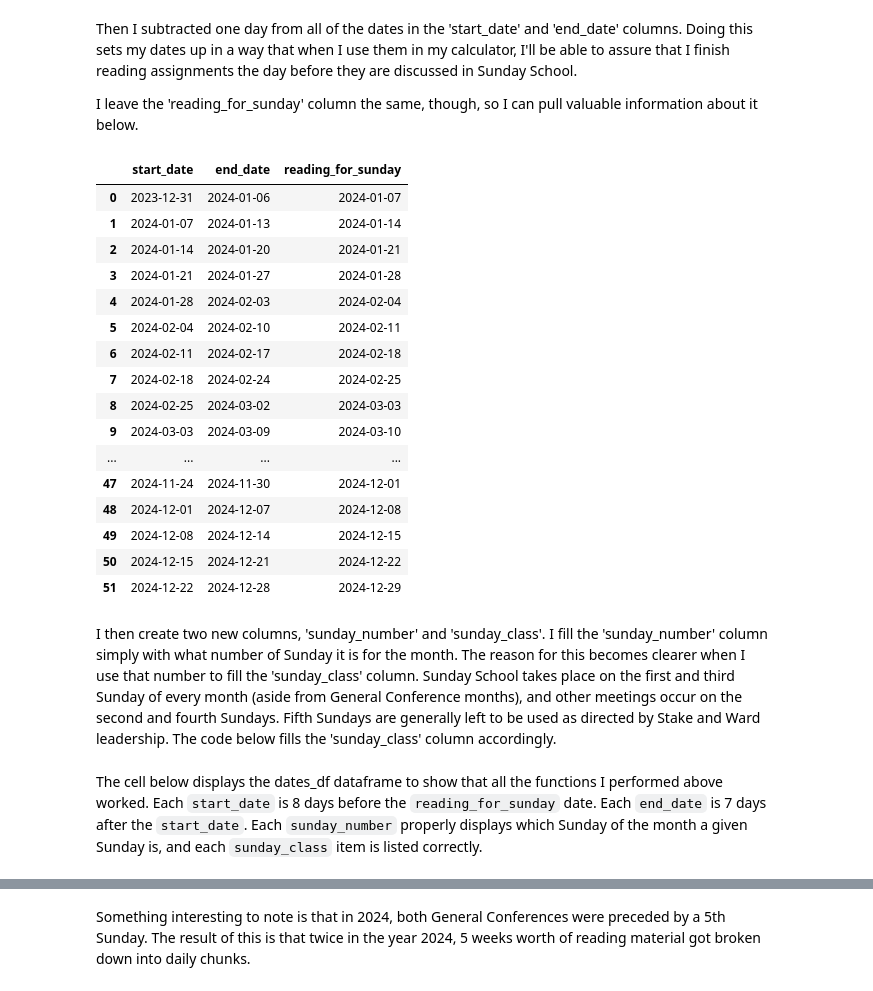
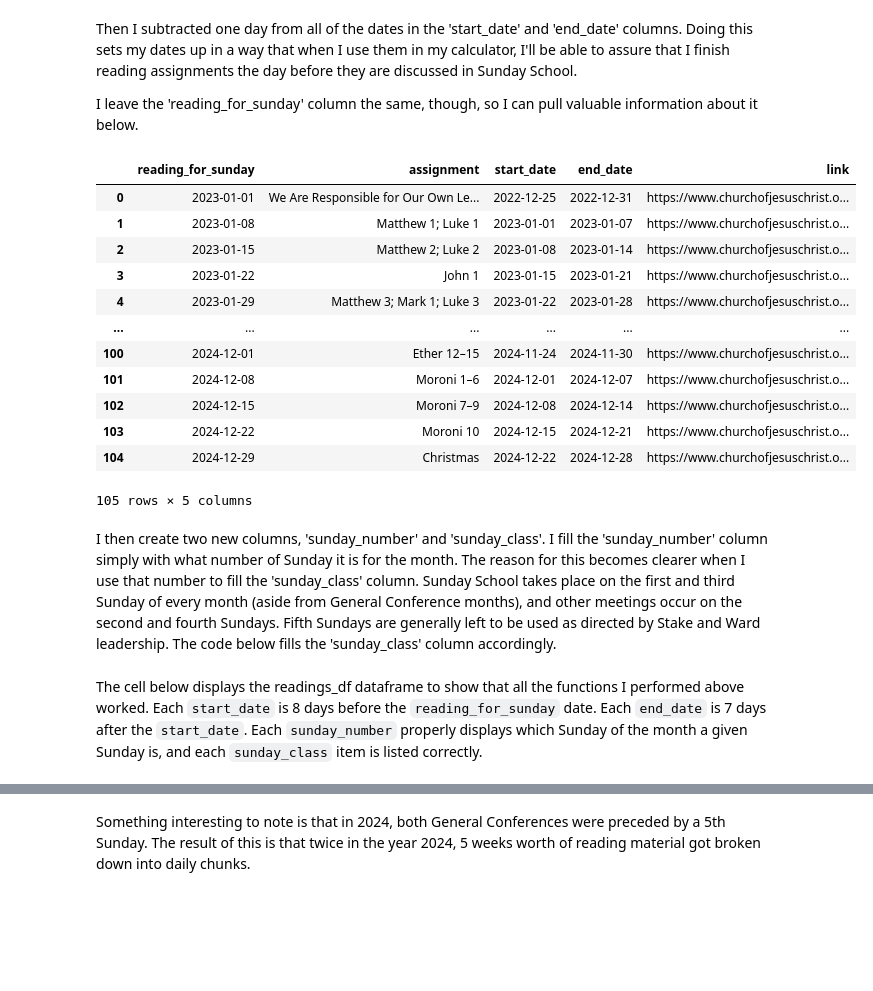
Before and after one commit to bfranx62/come-follow-me-breakdown-builder, a Jupyter notebook: Dates Webscraping Notebook.ipynb, the cells around one changed output, grey strips where cells are left out. Drawn from its saved outputs; the diff is of its cells as text; code cells hidden in the pictures; blank space fills up the shorter version.

```diff
--- a/Dates Webscraping Notebook.ipynb
+++ b/Dates Webscraping Notebook.ipynb
@@ -76,19 +72,31 @@ driver = webdriver.Chrome(service=service)
 # %% [markdown]
 After setting up the driver, I used it below to navigate to the landing page for the 2024 Book of Mormon Come, Follow Me assignments (the link above). From that page, I used webscraping to identify the line elements needed, and then extracted the start and end dates and saved them into respective lists.
+# %%
+cfm_links_list = []
+cfm_links_list.append(input("Please paste the link to last year's Come, Follow Me landing page."))
+cfm_links_list.append(input("Please paste the link to this year's Come, Follow Me landing page."))
 # %%
-driver.get(cfm_link)
+service = Service(chrome_driver_path)
 
-# Find all li elements with data-date-start and data-date-end attributes
-li_elements = driver.find_elements(By.CSS_SELECTOR, "li[data-date-start][data-date-end]")
+driver = webdriver.Chrome(service=service)
 start_dates = []
 end_dates = []
 assignments = []
+links = []
 
-# Extract the data-date-start and data-date-end attributes
-for li in li_elements:
-    start_dates.append(li.get_attribute("data-date-start"))
-    end_dates.append(li.get_attribute("data-date-end"))
-    assignments.append(li.find_element(By.CSS_SELECTOR,'p.title').text)
+for link in cfm_links_list:
+    driver.get(link)
+
+    # Find all li elements with data-date-start and data-date-end attributes
+    li_elements = driver.find_elements(By.CSS_SELECTOR, "li[data-date-start][data-date-end]")
+
+    # Extract the data-date-start and data-date-end attributes
+    for li in li_elements:
+        start_dates.append(li.get_attribute("data-date-start"))
+        end_dates.append(li.get_attribute("data-date-end"))
+        assignments.append(li.find_element(By.CSS_SELECTOR,'p.title').text)
+        a_element = li.find_element(By.TAG_NAME, 'a')
+        links.append(a_element.get_attribute('href'))
 
 # close the driver
 driver.quit()
@@ -123,7 +131,8 @@ readings_df = pd.DataFrame({
     'reading_for_sunday': sunday_dates,
     'assignment': assignments,
     'start_date': start_dates,
-    'end_date': end_dates
+    'end_date': end_dates,
+    'link': links
 })
 
 readings_df
@@ -148,9 +153,9 @@ readings_df
 # %% [markdown]
 Then I converted each of the columns from string objects to datetime objects. Having these stored and saved as datetime objects will allow me to extract things like the month and date and more easily.
 # %%
-dates_df['start_date'] = pd.to_datetime(dates_df.start_date, format='%Y-%m-%d')
-dates_df['end_date'] = pd.to_datetime(dates_df.end_date,format='%Y-%m-%d')
-dates_df['reading_for_sunday'] = pd.to_datetime(dates_df.reading_for_sunday, format='%Y-%m-%d')
+readings_df['start_date'] = pd.to_datetime(readings_df.start_date, format='%Y-%m-%d')
+readings_df['end_date'] = pd.to_datetime(readings_df.end_date,format='%Y-%m-%d')
+readings_df['reading_for_sunday'] = pd.to_datetime(readings_df.reading_for_sunday, format='%Y-%m-%d')
 
-dates_df.dtypes
+readings_df.dtypes
 # %% [output]
@@ -163,28 +170,24 @@ Then I subtracted one day from all of the dates in the 'start_date' and 'end_dat
 
 I leave the 'reading_for_sunday' column the same, though, so I can pull valuable information about it below.
 # %%
-dates_df['start_date'] = dates_df['start_date'] - timedelta(days=1)
-dates_df['end_date'] = dates_df['end_date'] - timedelta(days=1)
+readings_df['start_date'] = readings_df['start_date'] - timedelta(days=1)
+readings_df['end_date'] = readings_df['end_date'] - timedelta(days=1)
 
-dates_df
+readings_df
 # %% [output]
-|  | start_date | end_date | reading_for_sunday |
-| 0 | 2023-12-31 | 2024-01-06 | 2024-01-07 |
-| 1 | 2024-01-07 | 2024-01-13 | 2024-01-14 |
-| 2 | 2024-01-14 | 2024-01-20 | 2024-01-21 |
-| 3 | 2024-01-21 | 2024-01-27 | 2024-01-28 |
-| 4 | 2024-01-28 | 2024-02-03 | 2024-02-04 |
-| 5 | 2024-02-04 | 2024-02-10 | 2024-02-11 |
-| 6 | 2024-02-11 | 2024-02-17 | 2024-02-18 |
-| 7 | 2024-02-18 | 2024-02-24 | 2024-02-25 |
-| 8 | 2024-02-25 | 2024-03-02 | 2024-03-03 |
-| 9 | 2024-03-03 | 2024-03-09 | 2024-03-10 |
-| ... | ... | ... | ... |
-| 47 | 2024-11-24 | 2024-11-30 | 2024-12-01 |
-| 48 | 2024-12-01 | 2024-12-07 | 2024-12-08 |
-| 49 | 2024-12-08 | 2024-12-14 | 2024-12-15 |
-| 50 | 2024-12-15 | 2024-12-21 | 2024-12-22 |
-| 51 | 2024-12-22 | 2024-12-28 | 2024-12-29 |
+|  | reading_for_sunday | assignment | start_date | end_date | link |
+| 0 | 2023-01-01 | We Are Responsible for Our Own Le... | 2022-12-25 | 2022-12-31 | https://www.churchofjesuschrist.o... |
+| 1 | 2023-01-08 | Matthew 1; Luke 1 | 2023-01-01 | 2023-01-07 | https://www.churchofjesuschrist.o... |
+| 2 | 2023-01-15 | Matthew 2; Luke 2 | 2023-01-08 | 2023-01-14 | https://www.churchofjesuschrist.o... |
+| 3 | 2023-01-22 | John 1 | 2023-01-15 | 2023-01-21 | https://www.churchofjesuschrist.o... |
+| 4 | 2023-01-29 | Matthew 3; Mark 1; Luke 3 | 2023-01-22 | 2023-01-28 | https://www.churchofjesuschrist.o... |
+| ... | ... | ... | ... | ... | ... |
+| 100 | 2024-12-01 | Ether 12–15 | 2024-11-24 | 2024-11-30 | https://www.churchofjesuschrist.o... |
+| 101 | 2024-12-08 | Moroni 1–6 | 2024-12-01 | 2024-12-07 | https://www.churchofjesuschrist.o... |
+| 102 | 2024-12-15 | Moroni 7–9 | 2024-12-08 | 2024-12-14 | https://www.churchofjesuschrist.o... |
+| 103 | 2024-12-22 | Moroni 10 | 2024-12-15 | 2024-12-21 | https://www.churchofjesuschrist.o... |
+| 104 | 2024-12-29 | Christmas | 2024-12-22 | 2024-12-28 | https://www.churchofjesuschrist.o... |
+105 rows × 5 columns
 # %% [markdown]
 I then create two new columns, 'sunday_number' and 'sunday_class'. I fill the 'sunday_number' column simply with what number of Sunday it is for the month. The reason for this becomes clearer when I use that number to fill the 'sunday_class' column. Sunday School takes place on the first and third Sunday of every month (aside from General Conference months), and other meetings occur on the second and fourth Sundays. Fifth Sundays are generally left to be used as directed by Stake and Ward leadership. The code below fills the 'sunday_class' column accordingly.
 # %%
@@ -216,2 +219,2 @@ for item, row in dates_df.iterrows():
 # %% [markdown]
-The cell below displays the dates_df dataframe to show that all the functions I performed above worked. Each `start_date` is 8 days before the `reading_for_sunday` date. Each `end_date` is 7 days after the `start_date`. Each `sunday_number` properly displays which Sunday of the month a given Sunday is, and each `sunday_class` item is listed correctly.
+The cell below displays the readings_df dataframe to show that all the functions I performed above worked. Each `start_date` is 8 days before the `reading_for_sunday` date. Each `end_date` is 7 days after the `start_date`. Each `sunday_number` properly displays which Sunday of the month a given Sunday is, and each `sunday_class` item is listed correctly.
```
Also changed, not shown: parts of 16 cells of this notebook.
